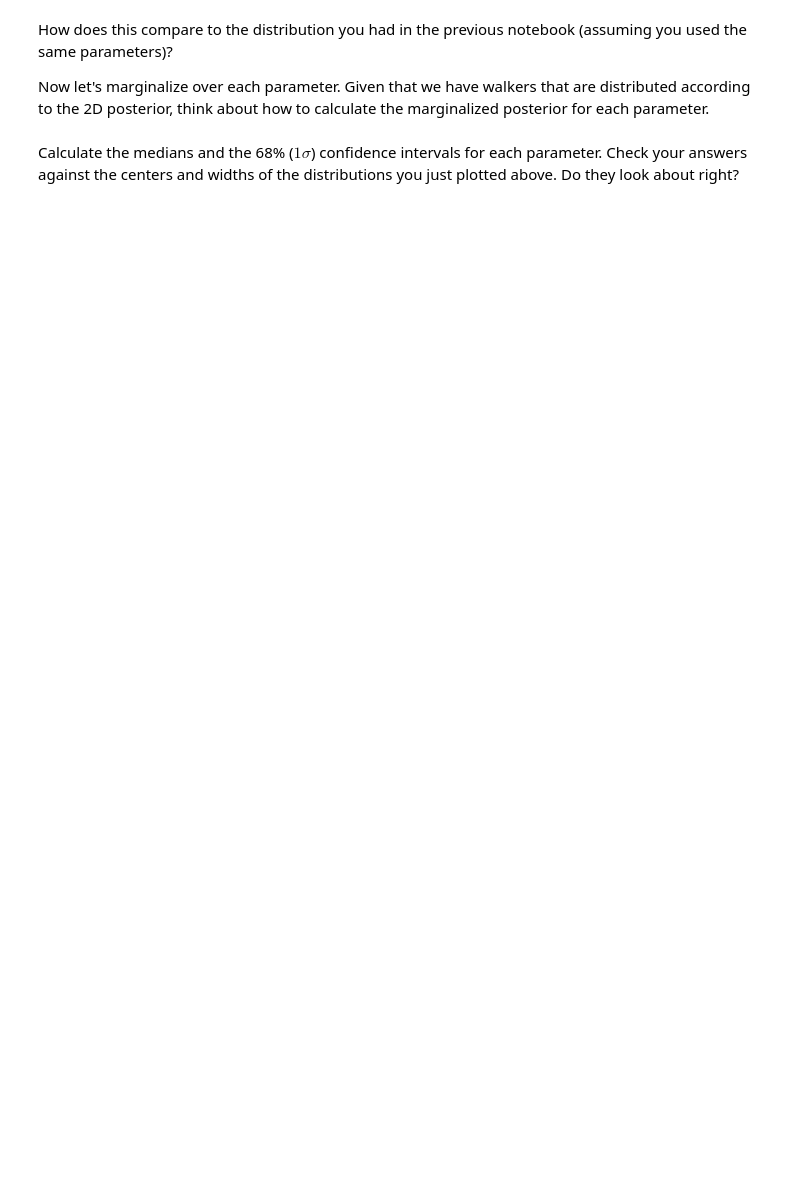
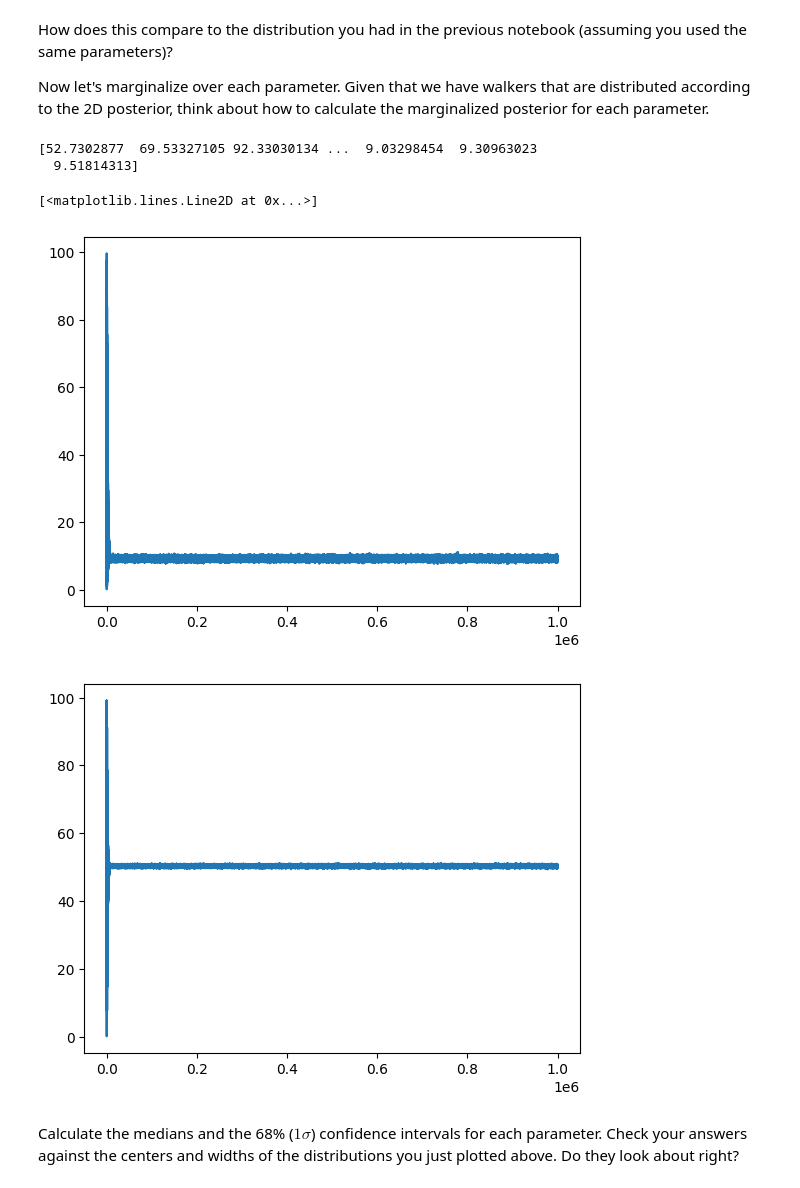
Before and after one commit to ASTR154/bayesian-statistics, a Jupyter notebook: mcmc_line_fitting.ipynb, the cells around one changed output. Saved outputs shown, nothing was run; the diff lists cells and outputs as text; code cells hidden in the pictures; blank space fills up the shorter version.

```diff
--- a/mcmc_line_fitting.ipynb
+++ b/mcmc_line_fitting.ipynb
@@ -202,3 +224,23 @@ plt.figure()
+# %%
+posterior_marginalized_m = samples[:, 0]
+print(posterior_marginalized_m)
+plt.figure()
+plt.plot(posterior_marginalized_m)
+#plt.xscale("log")
+# complete
+
+posterior_marginalized_b = samples[:, 1]
+plt.figure()
+plt.plot(posterior_marginalized_b)
+#plt.xscale("log")
+
+# complete
+# %% [output]
+[52.7302877  69.53327105 92.33030134 ...  9.03298454  9.30963023
+  9.51814313]
+[<matplotlib.lines.Line2D at 0x...>]
+[figure, added]
+[figure, added]
 # %% [markdown]
 Calculate the medians and the 68% ($1\sigma$) confidence intervals for each parameter. Check your answers against the centers and widths of the distributions you just plotted above. Do they look about right?
 # %%
```
Also changed, not shown: parts of 11 cells of this notebook.
